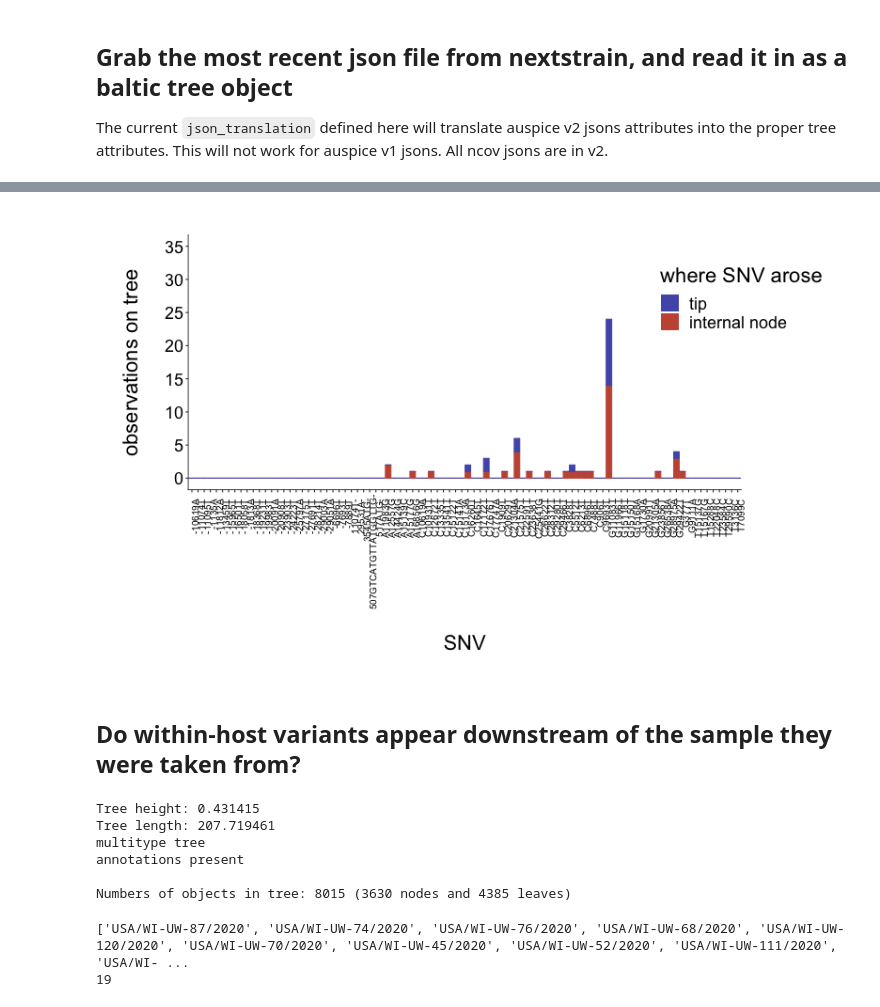
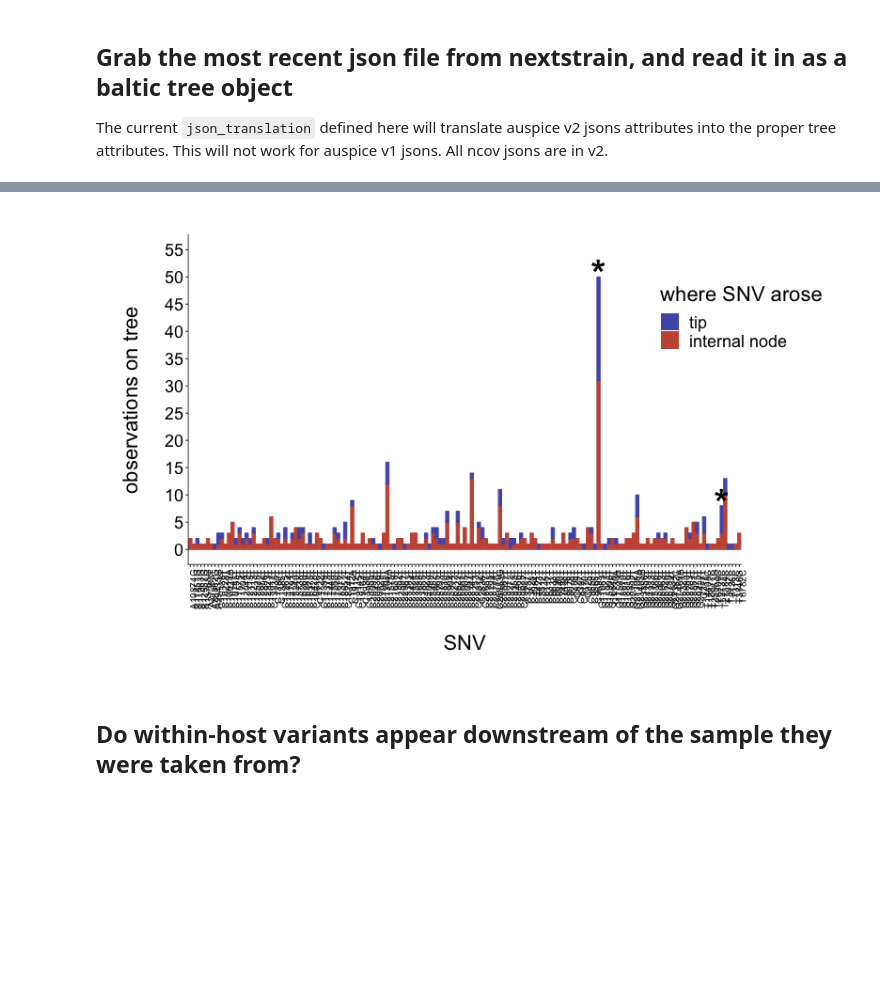
Before and after one commit to lmoncla/ncov-WI-within-host, a Jupyter notebook: scripts/query-within-host-snvs-in-tree.ipynb, the cells around one changed output, grey strips where cells are left out. Cells and saved outputs as stored; diff of their text form; code cells hidden in the pictures; blank space fills up the shorter version.

```diff
--- a/scripts/query-within-host-snvs-in-tree.ipynb
+++ b/scripts/query-within-host-snvs-in-tree.ipynb
@@ -745,4 +232,4 @@ Numbers of objects in tree: 5653 (2560 nodes and 3093 leaves)
 # %%
-snvs_on_tree_dict = generate_snvs_dict_for_tree(all_variants_to_query)
+snvs_on_tree_dict = generate_snvs_dict_for_tree(variants_to_query)
 snvs_on_tree_dict = enumerate_mutations_on_branches(tree, snvs_on_tree_dict)
 full_tree_muts,tree_mut_counts = enumerate_all_tree_muts(tree)
@@ -959,5 +384,6 @@ df.head()
 # %%
 df_to_plot = df.copy()
-df_to_plot = df_to_plot.melt(value_vars=['arose_on_tip','arose_on_internal_node'], id_vars=['snv'])
+df_to_plot['total_counts'] = df_to_plot['arose_on_tip'] + df_to_plot['arose_on_internal_node']
+df_to_plot = df_to_plot.melt(value_vars=['arose_on_tip','arose_on_internal_node'], id_vars=['snv','total_counts'])
 df_to_plot.head()
 # %% [output]
@@ -969,0 +396,9 @@ df_to_plot.head()
+# %%
+# add in p-values column
+p_values_df = pd.DataFrame.from_dict(p_values, orient="index")
+p_values_df.reset_index(inplace=True)
+p_values_df.columns = ["snv","p-value","significance"]
+
+
+df_to_plot = df_to_plot.merge(p_values_df, on=['snv'])
+df_to_plot.head()
@@ -969,0 +412,4 @@ df_to_plot.head()
+# %%
+df_to_plot = df_to_plot[~df_to_plot['snv'].str.contains("-")]
+df_to_plot = df_to_plot[df_to_plot['value'] > 0]
+df_to_plot.head()
@@ -975,66 +428,39 @@ node_color = "#545AB7"
 
 require(ggplot2)
 library(ggplot2)
 library(RColorBrewer)
 
-
 p <- ggplot(data=df_to_plot, aes(x=snv, y=value, color=variable, fill=variable)) +
     geom_col()+
+    geom_text(data=df_to_plot, aes(x=snv, y=total_counts + 0.5, label=significance), color="black",size=15)+
     labs(x="\nSNV",y="observations on tree\n")+
     scale_color_manual(values=c(arose_on_tip=tip_color,arose_on_internal_node=node_color), guide=FALSE)+
     scale_fill_manual(values=c(arose_on_tip=tip_color,arose_on_internal_node=node_color), labels=c("tip", "internal node"))+
-    scale_y_continuous(breaks=seq(0,35,5), limits=c(0,35))+
+    scale_y_continuous(breaks=seq(0,55,5), limits=c(0,55))+
     theme(panel.grid.major=element_line(colour=NA,size=NA))+
     theme(panel.grid.minor=element_line(colour=NA,size=NA))+
     theme(strip.background = element_rect(colour=NA, fill=NA))+
     theme(axis.line.x=element_line(colour="black"))+
     theme(axis.line.y=element_line(colour="black"))+
     theme(axis.title=element_text(size=22, vjust=5))+
     theme(axis.text.y=element_text(size=18, colour="black"))+
     theme(axis.text.x=element_text(size=10, colour="black", angle=90, hjust=0.95))+
     theme(legend.text=element_text(size=18))+
     theme(legend.title=element_text(size=22))+
     theme(panel.margin=unit(1, "lines"))+
     theme(plot.margin=unit(c(1,4,1,1),"cm"))+
     theme(legend.key.size=unit(0.7, "cm"))+
     theme(panel.background=element_rect(fill=NA))+
     theme(legend.key=element_rect(fill=NA))+
     theme(legend.position = c(1.0, 0.75))+
     guides(fill=guide_legend(title="where SNV arose"))
 
-ggsave("SNVS-on-tree-2020-06-18.pdf", width = 16, height = 6, device = "pdf", path = "/Users/lmoncla/src/ncov-WI-within-host/figures/", dpi = 300)
+ggsave("SNVs-on-tree-2020-08-20.pdf", width = 24, height = 10, device = "pdf", path = "/Users/lmoncla/src/ncov-WI-within-host/figures/", dpi = 300)
 p
 # %% [output]
-[figure, old version]
+[figure, new version]
 # %% [markdown]
 ## Do within-host variants appear downstream of the sample they were taken from?
-# %%
-# test this out first on the Wisconsin-only build json
-#WI_tree_path = "/Users/lmoncla/src/ncov-WI-within-host/data/Wisconsin.json"
-WI_tree_path = "/Volumes/gradschool-and-postdoc-backups/post-doc/stored_files_too_big_for_laptop/ncov-build-forced-WI/ncov/auspice/ncov_global.json"
-
-with open(WI_tree_path) as json_file:
-    WI_tree_json = json.load(json_file)
-WI_tree_object=WI_tree_json['tree']
-WI_meta=tree_json['meta']
-json_translation={'absoluteTime':lambda k: k.traits['node_attrs']['num_date']['value'],'name':'name'} ## allows baltic to find correct attributes in JSON, height and name are required at a minimum
-json_meta={'file':meta,'traitName':analysis_level} ## if you want auspice stylings you can import the meta file used on nextstrain.org
-
-WI_tree=bt.loadJSON(WI_tree_object,json_translation,json_meta)
-# %% [output]
-Tree height: 0.431415
-Tree length: 207.719461
-multitype tree
-annotations present
-
-Numbers of objects in tree: 8015 (3630 nodes and 4385 leaves)
-# %%
-strain_names_to_query = list(set(all_intersection_variants['strain_name']))
-print(strain_names_to_query)
-print(len(strain_names_to_query))
-# %% [output]
-['USA/WI-UW-87/2020', 'USA/WI-UW-74/2020', 'USA/WI-UW-76/2020', 'USA/WI-UW-68/2020', 'USA/WI-UW-120/2020', 'USA/WI-UW-70/2020', 'USA/WI-UW-45/2020', 'USA/WI-UW-52/2020', 'USA/WI-UW-111/2020', 'USA/WI- ...
-19
 # %%
 def return_within_host_muts_for_branch(branch, df):
     d = df[df['strain_name'] == branch.name]
```
Also changed, not shown: parts of 106 cells of this notebook, 2 other files.
